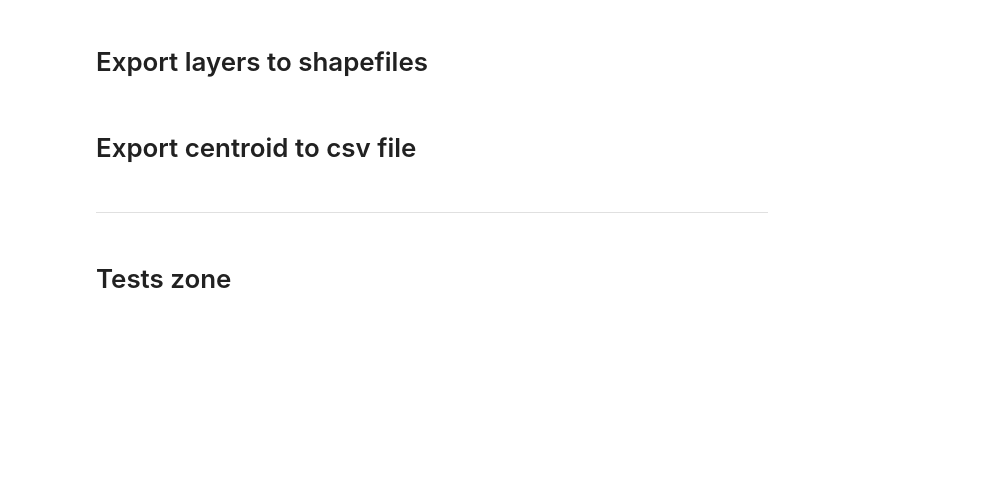
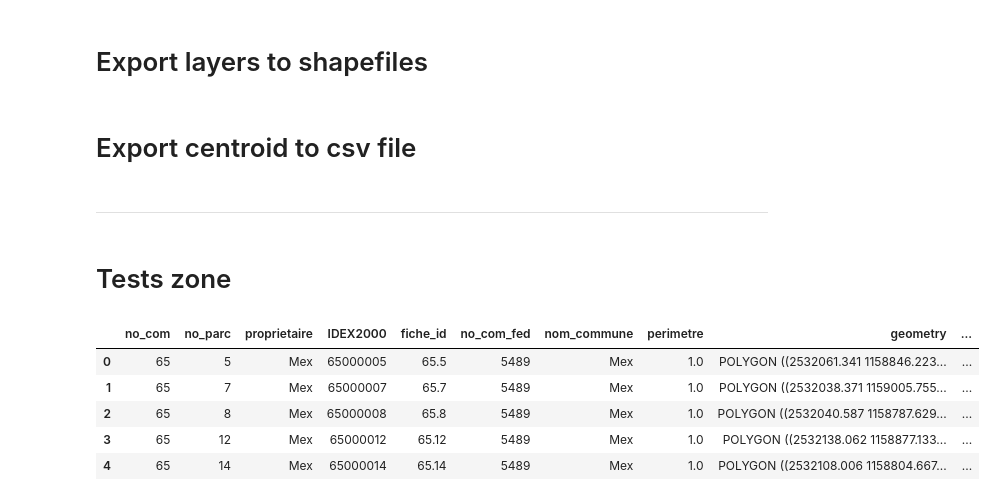
Before and after one commit to gowitz/goulet, a Jupyter notebook: notebook/goulet3.ipynb, the cells around one changed output. Cells and saved outputs as stored; diff of their text form; code cells hidden in the pictures; blank space fills up the shorter version.

```diff
--- a/notebook/goulet3.ipynb
+++ b/notebook/goulet3.ipynb
@@ -168,3 +180,12 @@ centroid_file.close()
 -----
 # %% [markdown]
 # Tests zone #
+# %%
+whish_list.head()
+# %% [output]
+|  | no_com | no_parc | proprietaire | IDEX2000 | fiche_id | no_com_fed | nom_commune | perimetre | geometry | ... |
+| 0 | 65 | 5 | Mex | 65000005 | 65.5 | 5489 | Mex | 1.0 | POLYGON ((2532061.341 1158846.223... | ... |
+| 1 | 65 | 7 | Mex | 65000007 | 65.7 | 5489 | Mex | 1.0 | POLYGON ((2532038.371 1159005.755... | ... |
+| 2 | 65 | 8 | Mex | 65000008 | 65.8 | 5489 | Mex | 1.0 | POLYGON ((2532040.587 1158787.629... | ... |
+| 3 | 65 | 12 | Mex | 65000012 | 65.12 | 5489 | Mex | 1.0 | POLYGON ((2532138.062 1158877.133... | ... |
+| 4 | 65 | 14 | Mex | 65000014 | 65.14 | 5489 | Mex | 1.0 | POLYGON ((2532108.006 1158804.667... | ... |
```
Also changed, not shown: parts of 4 cells of this notebook.
